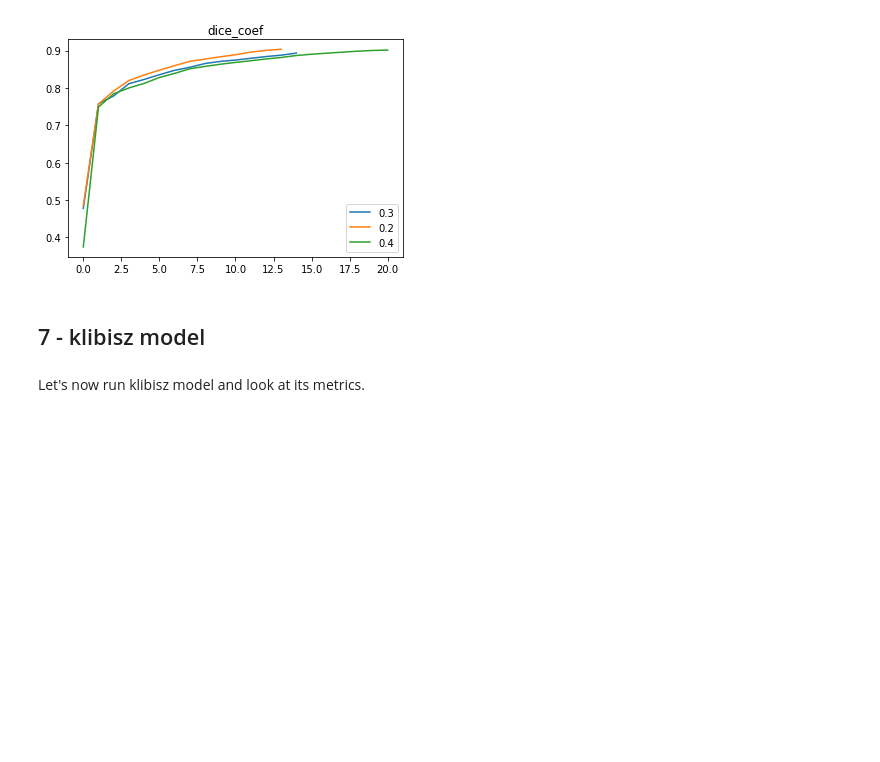
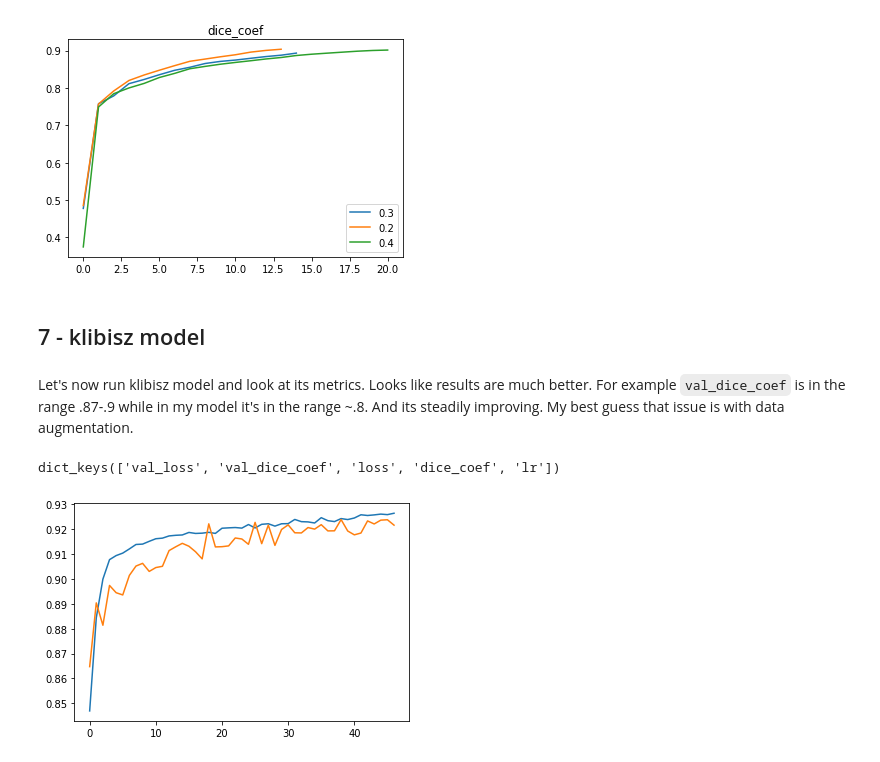
Before and after one commit to ilyarudyak/cs230_project_keras, a Jupyter notebook: isbi_challenge/training_v1.ipynb, the cells around one changed output. Saved outputs shown, nothing was run; the diff lists cells and outputs as text; code cells hidden in the pictures; blank space fills up the shorter version.

```diff
--- a/isbi_challenge/training_v1.ipynb
+++ b/isbi_challenge/training_v1.ipynb
@@ -274,5 +274,18 @@ plot_metric('dice_coef', dir_path)
 [figure]
 # %% [markdown]
 ## 7 - klibisz model
-# %% [markdown]
-Let's now run klibisz model and look at its metrics.
+# %% [markdown]
+Let's now run klibisz model and look at its metrics. Looks like results are much better. For example `val_dice_coef` is in the range .87-.9 while in my model it's in the range ~.8. And its steadily improving. My best guess that issue is with data augmentation.
+# %%
+filename = 'example_alexklibisz/checkpoints/unet_64/history.pickle'
+# %%
+history = load_history(filename)
+# %%
+history.keys()
+# %% [output]
+dict_keys(['val_loss', 'val_dice_coef', 'loss', 'dice_coef', 'lr'])
+# %%
+plt.plot(history['dice_coef']);
+plt.plot(history['val_dice_coef']);
+# %% [output]
+[figure, added]
```
Also changed, not shown: parts of 1 cell of this notebook, 9 other files.
